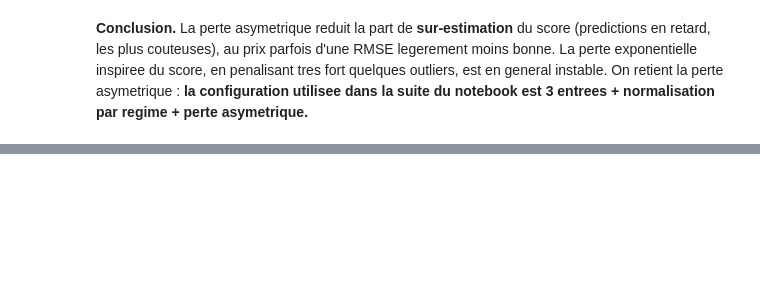
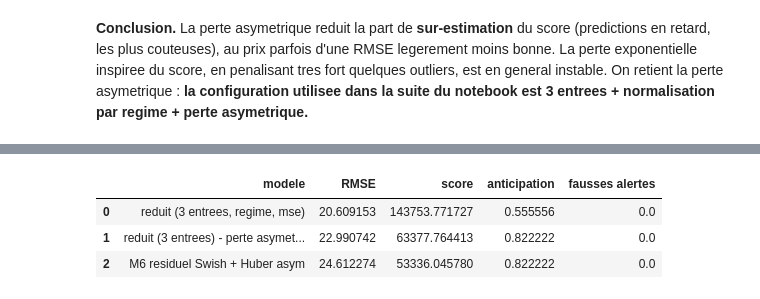
Before and after one commit to moussIlyas/ProjectFM, a Jupyter notebook: notebooks/mlp4.ipynb, the cells around one changed output, grey strips where cells are left out. Cells and saved outputs as stored; diff of their text form; code cells hidden in the pictures; blank space fills up the shorter version.

```diff
--- a/notebooks/mlp4.ipynb
+++ b/notebooks/mlp4.ipynb
@@ -417,0 +628,16 @@ pd.DataFrame({"mse": decomposer_erreur(pred_3),
+# %%
+# --- Comparaison finale : MSE vs asymetrique vs M6 (3 entrees, regime) ---
+pd.DataFrame({
+    "modele": ["reduit (3 entrees, regime, mse)",
+               "reduit (3 entrees) - perte asymetrique",
+               "M6 residuel Swish + Huber asym"],
+    "RMSE": [res_3["rmse"], res_asym["rmse"], res_m6["rmse"]],
+    "score": [res_3["score"], res_asym["score"], res_m6["score"]],
+    "anticipation": [res_3["anticipation"], res_asym["anticipation"], res_m6["anticipation"]],
+    "fausses alertes": [res_3["fausses_alertes"], res_asym["fausses_alertes"], res_m6["fausses_alertes"]],
+})
+# %% [output]
+|  | modele | RMSE | score | anticipation | fausses alertes |
+| 0 | reduit (3 entrees, regime, mse) | 20.609153 | 143753.771727 | 0.555556 | 0.0 |
+| 1 | reduit (3 entrees) - perte asymet... | 22.990742 | 63377.764413 | 0.822222 | 0.0 |
+| 2 | M6 residuel Swish + Huber asym | 24.612274 | 53336.045780 | 0.822222 | 0.0 |
```
Also changed, not shown: parts of 40 cells of this notebook, 3 other files.
